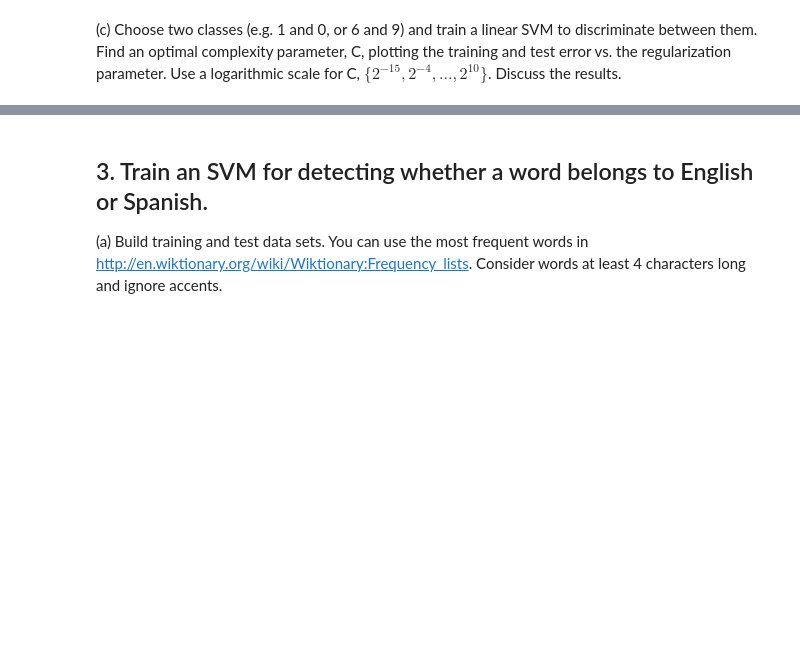
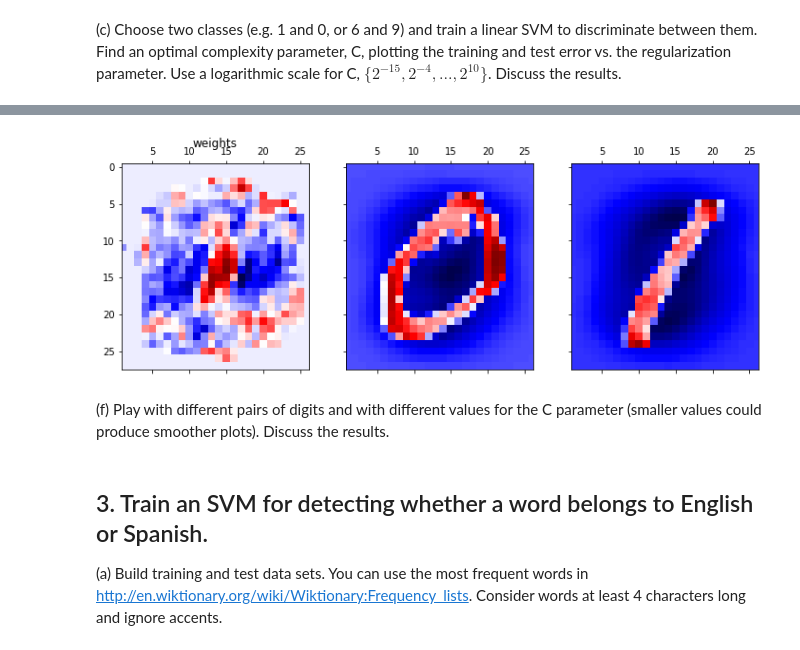
Before and after one commit to ingJSNA/machineLearning2018, a Jupyter notebook: ml-assign3-jsnavarroa.ipynb, the cells around one changed output, grey strips where cells are left out. Drawn from its saved outputs; the diff is of its cells as text; code cells hidden in the pictures; blank space fills up the shorter version.

```diff
--- a/ml-assign3-jsnavarroa.ipynb
+++ b/ml-assign3-jsnavarroa.ipynb
@@ -126,3 +135,31 @@ values could produce smoother plots). Discuss the results.
+# %%
+image_size = (28, 28)
+cmap = plt.cm.seismic
+weights = np.reshape(weights, image_size)
+weights.shape
+
+f, (ax1, ax2, ax3) = plt.subplots(1, 3, sharey=True, figsize=(12, 4))
+
+d = np.unique(y_subset)
+
+# Get an example of each one
+example0 = X_subset[np.argmax(y_subset==d[0])]
+example1 = X_subset[np.argmax(y_subset==d[1])]
+
+# Plot the weights and the examples
+ax1.matshow(weights, cmap=cmap)
+ax1.set_title("weights")
+ax2.matshow(np.reshape(example0, image_size), cmap=cmap)
+ax3.matshow(np.reshape(example1, image_size), cmap=cmap)
+
+plt.show()
+
+# The weights with bigger values indicate the most relevant features for the discriminat function
+# %% [output]
+[figure, added]
+# %% [markdown]
+(f) Play with different pairs of digits and with different values for the C parameter (smaller
+values could produce smoother plots). Discuss the results.
 # %% [markdown]
 ## 3. Train an SVM for detecting whether a word belongs to English or Spanish.
 
```
Also changed, not shown: parts of 5 cells of this notebook.
